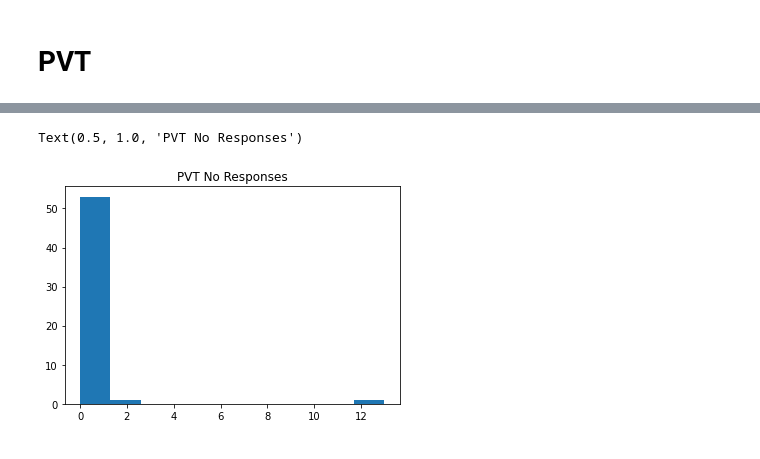
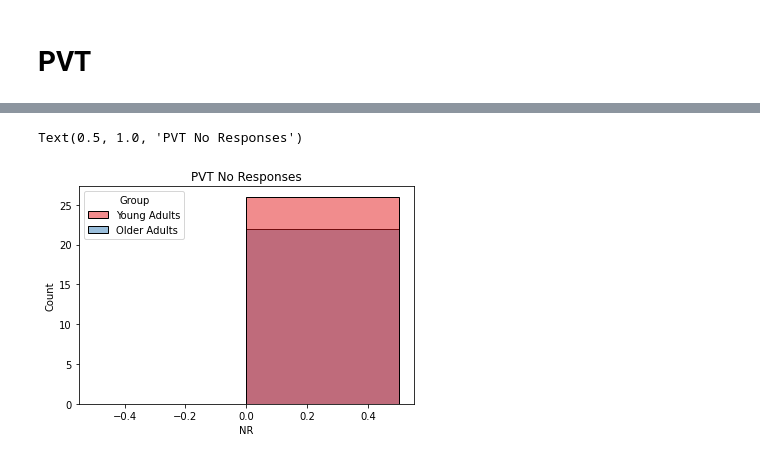
Before and after one commit to UTCogNeuroLab/wearables, a Jupyter notebook: notebooks/PVT.ipynb, the cells around one changed output, grey strips where cells are left out. Saved outputs shown, nothing was run; the diff lists cells and outputs as text; code cells hidden in the pictures.

```diff
--- a/notebooks/PVT.ipynb
+++ b/notebooks/PVT.ipynb
@@ -9,9 +9,10 @@ import glob
 # %%
 home_dir = str(Path.home())
 # data_dir = os.path.join(home_dir, 'Box/CogNeuroLab/Wearables/data/')
-data_dir = '/Volumes/schnyer/Megan/Wearables/data/'
+data_dir = '/Users/mcmahonmc/Box/CogNeuroLab/Wearables/data/'
+results_dir = '/Users/mcmahonmc/Box/CogNeuroLab/Wearables/results/pvt/'
 # %%
-pvt_files = glob.glob(data_dir + 'PVT/*/*/data.raw')
-pvt_files_remote = glob.glob(data_dir + 'PVT/PVT_remote/*.csv')
+pvt_files = glob.glob(data_dir + 'PVT/*/2*/data.raw')
+print(len(pvt_files))
 pvt_files
 # %% [output]
@@ -100,22 +104,24 @@ pvt_results = []
 
 for file in pvt_files:
     subid = file.split('/data/PVT/')[1][0:5]
-    print(subid)
+    date = file.split(subid)[1][1:5] + '-' + file.split(subid)[1][5:7] + '-' + file.split(subid)[1][7:9]
+    location = 'lab'
     pvt = pd.read_csv(file, sep = ",", header = 0, names = ['id', 'isi', 'it', 'sp', 'st', 'rt', 'err', 'bp', 'fs', 'nr'], dtype = 'float')
     pvt = response_time(pvt, 'inlab')
-    pvt_results.append([subid, pvt['RT'].mean(), pvt['fs'].sum(), pvt['nr'].sum()])
+    pvt_results.append([subid, date, location, pvt['RT'].mean(), pvt['fs'].sum(), pvt['nr'].sum()])
 
 
 for file in pvt_files_remote:
     pvt = pd.read_csv(file)
     subid = pvt['Participant ID'][0]
-    print(subid)
+    date = file.split('builder_')[1][0:10]
+    location = 'remote'
     pvt = no_response(pvt)
     pvt = false_start(pvt)
     pvt = response_time(pvt, 'online')
-    pvt_results.append([subid, pvt['RT'].mean(), pvt['fs'].sum(), pvt['nr'].sum()])
+    pvt_results.append([subid, date, location, pvt['RT'].mean(), pvt['fs'].sum(), pvt['nr'].sum()])
 
 
-pvt_results = pd.DataFrame(pvt_results, columns = ['record_id', 'RT', 'FS', 'NR'])
+pvt_results = pd.DataFrame(pvt_results, columns = ['subject', 'date', 'location', 'RT', 'FS', 'NR'])
 pvt_results
 # %% [output]
@@ -155,0 +145,6 @@ pvt_results
+# %%
+pvt_results = pvt_results[pd.to_numeric(pvt_results['subject'], errors='coerce').notnull()]
+
+pvt_results['Group'] = np.where(pvt_results['subject'].astype(int) < 20000, "Young Adults", "Older Adults")
+
+pvt_results
@@ -173,6 +191,6 @@ Text(0.5, 1.0, 'PVT False Starts')
 # %%
-plt.hist(pvt_results['NR'], bins=10)
+sns.histplot(data = pvt_results[pvt_results['RT'] < 5], x = 'NR', hue = 'Group', palette = 'Set1', bins=2)
 plt.title('PVT No Responses')
 # %% [output]
 Text(0.5, 1.0, 'PVT No Responses')
-[figure, old version]
+[figure, new version]
```
Also changed, not shown: parts of 10 cells of this notebook, 9 other files.
